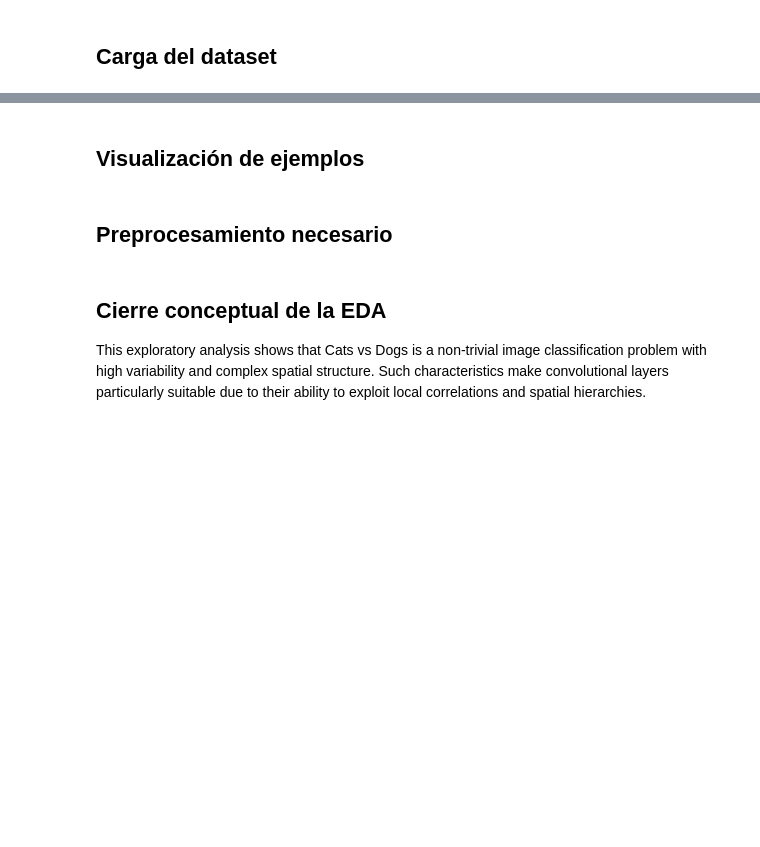
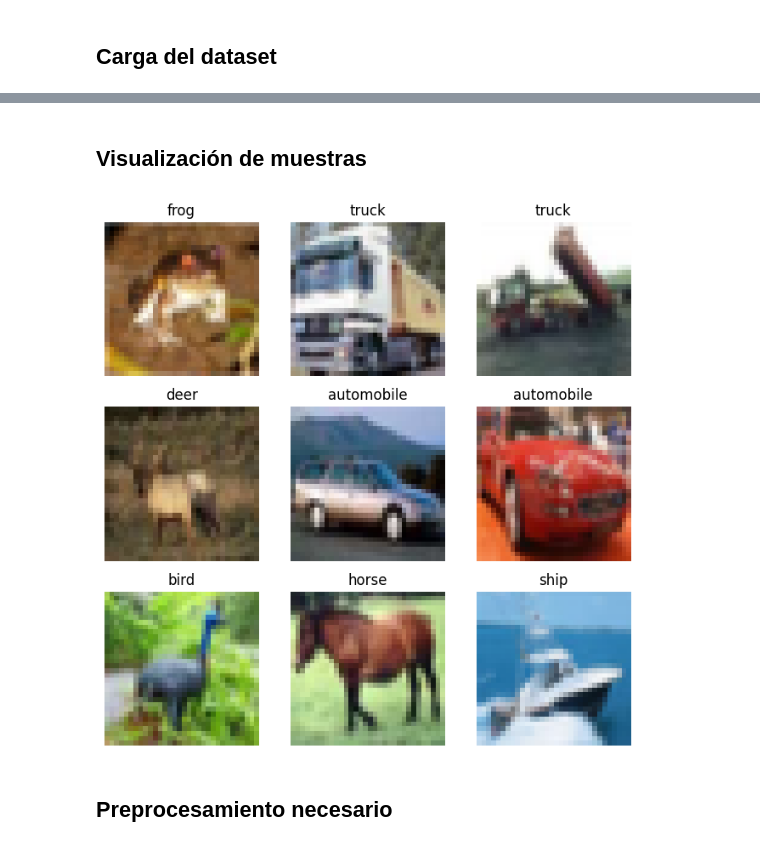
Before and after one commit to Yojhan-Toro/AREP_LAB03, a Jupyter notebook: Lab03.ipynb, the cells around one changed output, grey strips where cells are left out. Cells and saved outputs as stored; diff of their text form; code cells hidden in the pictures; blank space fills up the shorter version.

```diff
--- a/Lab03.ipynb
+++ b/Lab03.ipynb
@@ -21,0 +50,2 @@ for img, label in ds_train.take(1):
+# %%
+(x_train, y_train), (x_test, y_test) = cifar10.load_data()
@@ -21,0 +61,5 @@ for img, label in ds_train.take(1):
+# %%
+class_names = [
+    "airplane", "automobile", "bird", "cat", "deer",
+    "dog", "frog", "horse", "ship", "truck"
+]
@@ -22,14 +84,16 @@ for img, label in ds_train.take(1):
 # %% [markdown]
-## Visualización de ejemplos
+## Visualización de muestras
 # %%
 import matplotlib.pyplot as plt
 
 plt.figure(figsize=(8,8))
-for i, (img, label) in enumerate(ds_train.take(9)):
+for i in range(9):
     plt.subplot(3,3,i+1)
-    plt.imshow(img)
-    plt.title("Dog" if label == 1 else "Cat")
+    plt.imshow(x_train[i])
+    plt.title(class_names[y_train[i][0]])
     plt.axis("off")
 plt.show()
+# %% [output]
+[figure, added]
 # %% [markdown]
 ## Preprocesamiento necesario
@@ -48,4 +99,0 @@ ds_test = ds_test.map(preprocess).batch(BATCH_SIZE)
-# %% [markdown]
-## Cierre conceptual de la EDA
-
-This exploratory analysis shows that Cats vs Dogs is a non-trivial image classification problem with high variability and complex spatial structure. Such characteristics make convolutional layers particularly suitable due to their ability to exploit local correlations and spatial hierarchies.
```
Also changed, not shown: parts of 47 cells of this notebook.
